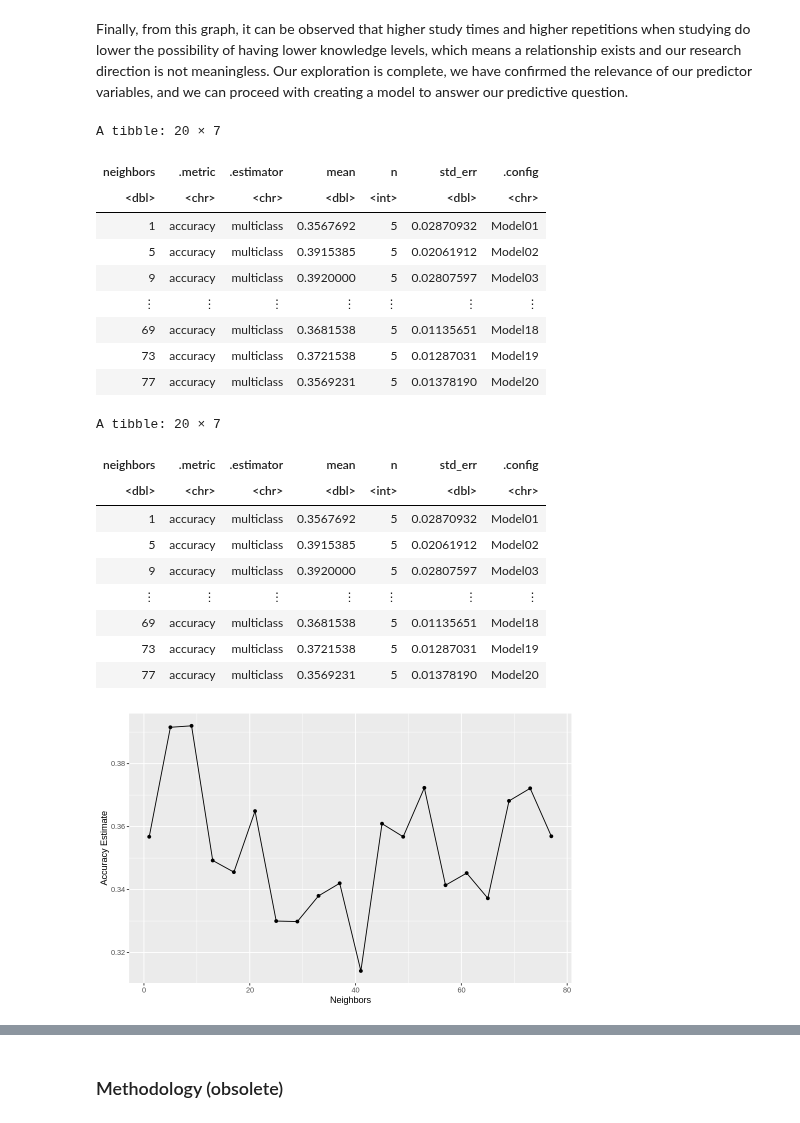
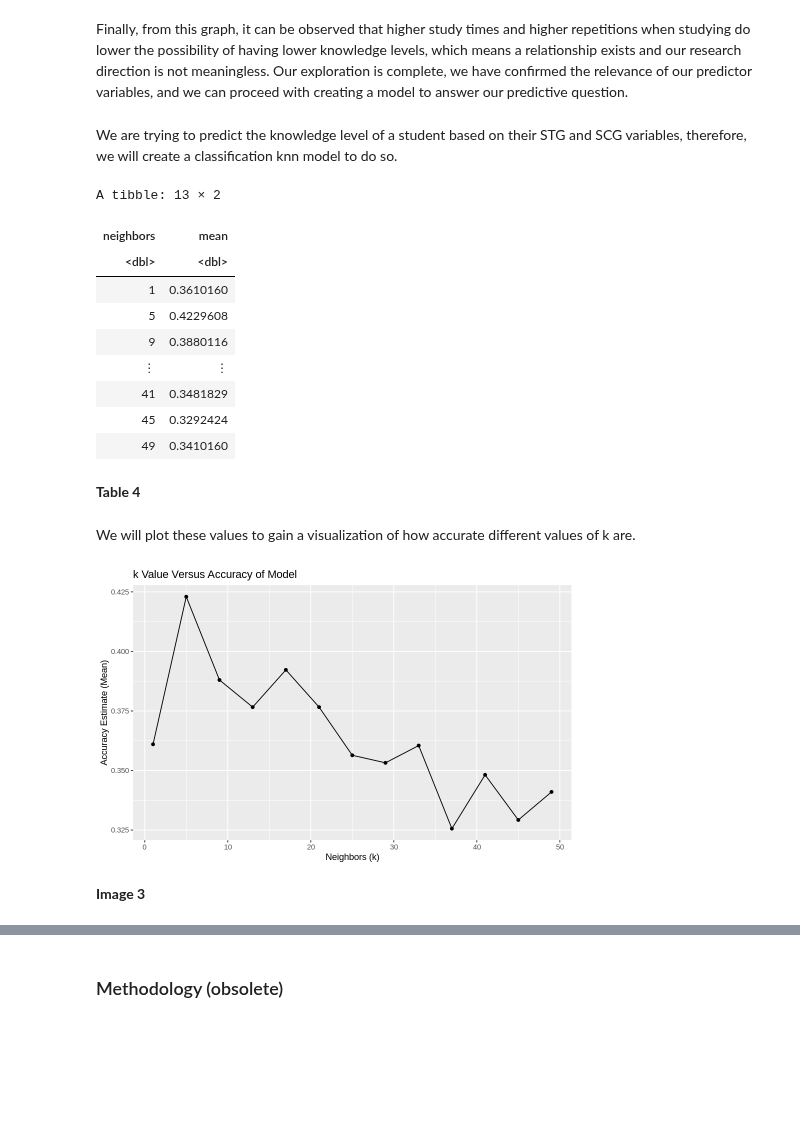
Before and after one commit to sanyad02/group-project-38, a Jupyter notebook: project.ipynb, the cells around one changed output, grey strips where cells are left out. Saved outputs shown, nothing was run; the diff lists cells and outputs as text; code cells hidden in the pictures; blank space fills up the shorter version.

Commit message:
Fixed classification tuning errors. And provided a more detailed explanation of the steps.

```diff
--- a/project.ipynb
+++ b/project.ipynb
@@ -138,76 +138,62 @@ vis_scatter
 <b>Image 2</b>
 # %% [markdown]
 Finally, from this graph, it can be observed that higher study times and higher repetitions when studying do lower the possibility of having lower knowledge levels, which means a relationship exists and our research direction is not meaningless. Our exploration is complete, we have confirmed the relevance of our predictor variables, and we can proceed with creating a model to answer our predictive question.
+# %% [markdown]
+We are trying to predict the knowledge level of a student based on their STG and SCG variables, therefore, we will create a classification knn model to do so.
 # %%
-#create Knn Model
+#First step, find the best value of k to use for knn classification
 
+# Create recipe and model
+knowledge_recipe <- recipe(UNS ~ STG + SCG, data = knowledge_training)
 
-# knowledge_recipe <- recipe(UNS ~ STG + SCG, data = knowledge_training)
-
-# Create recipe (data already scaled)
-
-knowledge_recipe <- recipe(UNS ~ STG + SCG, data = knowledge_training) %>%
-   step_scale(all_predictors()) %>%
-   step_center(all_predictors())
-
-knn_spec <- nearest_neighbor(weight_func = "rectangular", neighbors = tune()) %>%
+knn_tune <- nearest_neighbor(weight_func = "rectangular", neighbors = tune()) %>%
     set_engine("kknn") %>%
     set_mode("classification")
 
-#perform 10-fold cross-validation
-
+#perform 5-fold cross-validation
 knowledge_vfold <- vfold_cv(knowledge_training, v = 5, strata = UNS)
 
-# Sequence of K values to try
-
-k_vals <- tibble(neighbors = seq(from = 1, to = 80, by = 4))
+# Sequence of k values to try, we included a reasonable range that wouldn't consume too much computing power
+k_vals <- tibble(neighbors = seq(from = 1, to = 50, by = 4))
 
 # Create workflow and fit the model for all values
-
 knn_results <- workflow() %>%
   add_recipe(knowledge_recipe) %>%
-  add_model(knn_spec) %>%
-  tune_grid(resamples = knowledge_vfold, grid = k_vals) %>%
-  collect_metrics()
+  add_model(knn_tune) %>%
+  tune_grid(resamples = knowledge_vfold, grid = k_vals)
 
-# Return data set showing mean accuracy and standard error for each K value
-
+# Return data set showing mean accuracy and standard error for each k value
 accuracies <- knn_results %>%
-  filter(.metric == "accuracy")
+  collect_metrics() %>%
+  filter(.metric == "accuracy") %>%
+  select(neighbors, mean)
 
 accuracies
 # %% [output]
-A tibble: 20 × 7
+A tibble: 13 × 2
-| neighbors | .metric | .estimator | mean | n | std_err | .config |
-| <dbl> | <chr> | <chr> | <dbl> | <int> | <dbl> | <chr> |
-| 1 | accuracy | multiclass | 0.3567692 | 5 | 0.02870932 | Model01 |
-| 5 | accuracy | multiclass | 0.3915385 | 5 | 0.02061912 | Model02 |
-| 9 | accuracy | multiclass | 0.3920000 | 5 | 0.02807597 | Model03 |
-| ⋮ | ⋮ | ⋮ | ⋮ | ⋮ | ⋮ | ⋮ |
-| 69 | accuracy | multiclass | 0.3681538 | 5 | 0.01135651 | Model18 |
-| 73 | accuracy | multiclass | 0.3721538 | 5 | 0.01287031 | Model19 |
-| 77 | accuracy | multiclass | 0.3569231 | 5 | 0.01378190 | Model20 |
+| neighbors | mean |
+| <dbl> | <dbl> |
+| 1 | 0.3610160 |
+| 5 | 0.4229608 |
+| 9 | 0.3880116 |
+| ⋮ | ⋮ |
+| 41 | 0.3481829 |
+| 45 | 0.3292424 |
+| 49 | 0.3410160 |
+# %% [markdown]
+<b>Table 4</b>
+# %% [markdown]
+We will plot these values to gain a visualization of how accurate different values of k are.
 # %%
 options(repr.plot.width = 8, repr.plot.height = 5)
 
 accuracy_vs_k <- ggplot(accuracies, aes(x = neighbors, y = mean)) +
   geom_point() +
   geom_line() +
-  labs(x = "Neighbors", y = "Accuracy Estimate")
-
-
- knn_results %>% filter(.metric == "accuracy")
+  labs(x = "Neighbors (k)", y = "Accuracy Estimate (Mean)", title = "k Value Versus Accuracy of Model")
 
 accuracy_vs_k
 # %% [output]
-A tibble: 20 × 7
-| neighbors | .metric | .estimator | mean | n | std_err | .config |
-| <dbl> | <chr> | <chr> | <dbl> | <int> | <dbl> | <chr> |
-| 1 | accuracy | multiclass | 0.3567692 | 5 | 0.02870932 | Model01 |
-| 5 | accuracy | multiclass | 0.3915385 | 5 | 0.02061912 | Model02 |
-| 9 | accuracy | multiclass | 0.3920000 | 5 | 0.02807597 | Model03 |
-| ⋮ | ⋮ | ⋮ | ⋮ | ⋮ | ⋮ | ⋮ |
-| 69 | accuracy | multiclass | 0.3681538 | 5 | 0.01135651 | Model18 |
-| 73 | accuracy | multiclass | 0.3721538 | 5 | 0.01287031 | Model19 |
-| 77 | accuracy | multiclass | 0.3569231 | 5 | 0.01378190 | Model20 |
-[figure, old version]
+[figure, new version]
+# %% [markdown]
+<b>Image 3</b>
```
Also changed, not shown: parts of 1 cell of this notebook.
